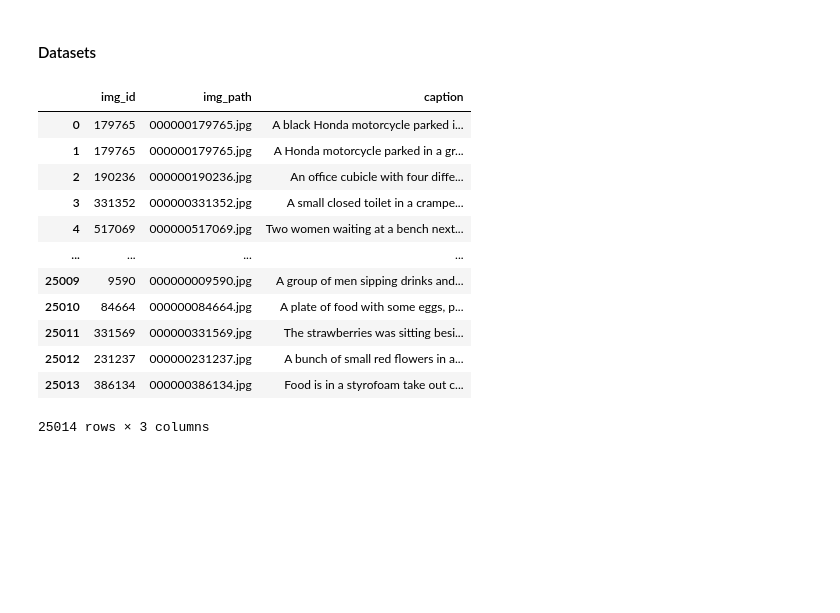
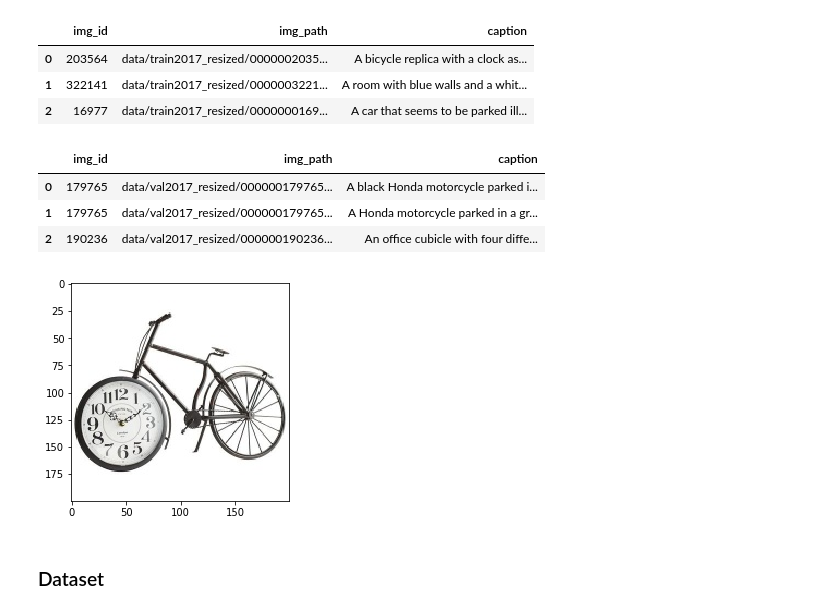
Before and after one commit to ajcheon/img-capt, a Jupyter notebook: train.ipynb, the cells around one changed output. Saved outputs shown, nothing was run; the diff lists cells and outputs as text; code cells hidden in the pictures; blank space fills up the shorter version.

```diff
--- a/train.ipynb
+++ b/train.ipynb
@@ -51,13 +114,32 @@ Done (t=0.06s)
 creating index...
 index created!
 # %%
-def get_df(coco_api):
+def get_df(coco_api, dataset, year=2017):
+    # dataset should be 'train' or 'val'
     annot_keys = list(coco_api.anns.keys())
     img_ids, img_paths, captions = [], [], []
     for k in tqdm(annot_keys):
         img_id = coco_api.anns[k]['image_id']
         img_ids.append(coco_api.anns[k]['image_id'])
         captions.append(coco_api.anns[k]['caption'])
-        img_paths.append(coco_api.loadImgs(img_id)[0]['file_name'])
+        filename = coco_api.loadImgs(img_id)[0]['file_name']
+        img_paths.append(f'{PATH}/{dataset}{year}_resized/{filename}')
     df = pd.DataFrame({'img_id':img_ids, 'img_path':img_paths, 'caption':captions})
     return df
+# %%
+df_train = get_df(coco_train, 'train')
+df_val = get_df(coco_val, 'val')
+# %%
+df_train.head(3)
+# %% [output]
+|  | img_id | img_path | caption |
+| 0 | 203564 | data/train2017_resized/0000002035... | A bicycle replica with a clock as... |
+| 1 | 322141 | data/train2017_resized/0000003221... | A room with blue walls and a whit... |
+| 2 | 16977 | data/train2017_resized/0000000169... | A car that seems to be parked ill... |
+# %%
+df_val.head(3)
+# %% [output]
+|  | img_id | img_path | caption |
+| 0 | 179765 | data/val2017_resized/000000179765... | A black Honda motorcycle parked i... |
+| 1 | 179765 | data/val2017_resized/000000179765... | A Honda motorcycle parked in a gr... |
+| 2 | 190236 | data/val2017_resized/000000190236... | An office cubicle with four diffe... |
@@ -64,2 +149,7 @@ def get_df(coco_api):
+# %%
+img = read_image(df_train['img_path'][0])
+plt.imshow(img); plt.show()
+# %% [output]
+[figure, added]
 # %% [markdown]
-#### Datasets
+### Dataset
@@ -69,16 +155,0 @@ df_val = get_df(coco_val)
-# %%
-df_val
-# %% [output]
-|  | img_id | img_path | caption |
-| 0 | 179765 | 000000179765.jpg | A black Honda motorcycle parked i... |
-| 1 | 179765 | 000000179765.jpg | A Honda motorcycle parked in a gr... |
-| 2 | 190236 | 000000190236.jpg | An office cubicle with four diffe... |
-| 3 | 331352 | 000000331352.jpg | A small closed toilet in a crampe... |
-| 4 | 517069 | 000000517069.jpg | Two women waiting at a bench next... |
-| ... | ... | ... | ... |
-| 25009 | 9590 | 000000009590.jpg | A group of men sipping drinks and... |
-| 25010 | 84664 | 000000084664.jpg | A plate of food with some eggs, p... |
-| 25011 | 331569 | 000000331569.jpg | The strawberries was sitting besi... |
-| 25012 | 231237 | 000000231237.jpg | A bunch of small red flowers in a... |
-| 25013 | 386134 | 000000386134.jpg | Food is in a styrofoam take out c... |
-25014 rows × 3 columns
```
Also changed, not shown: parts of 41 cells of this notebook, 2 other files.
